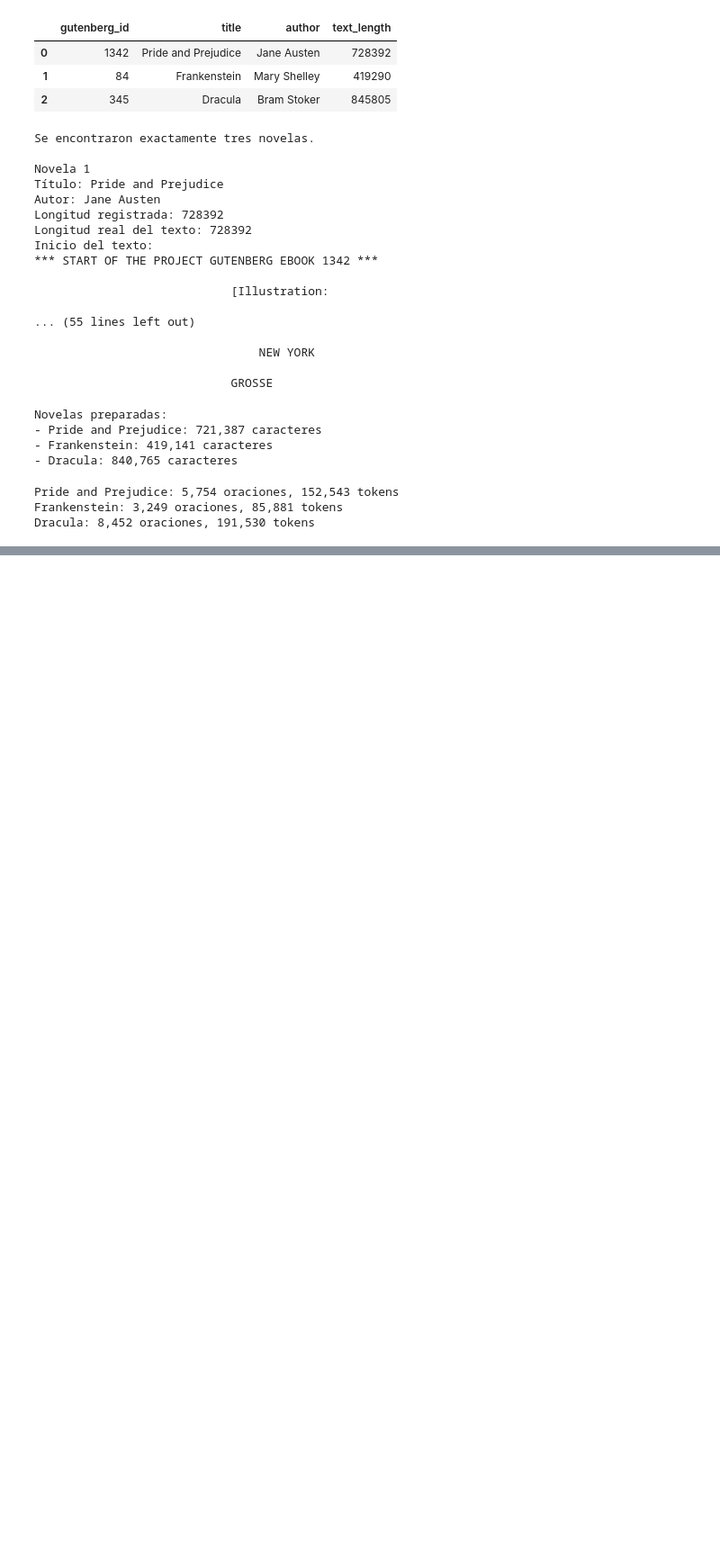
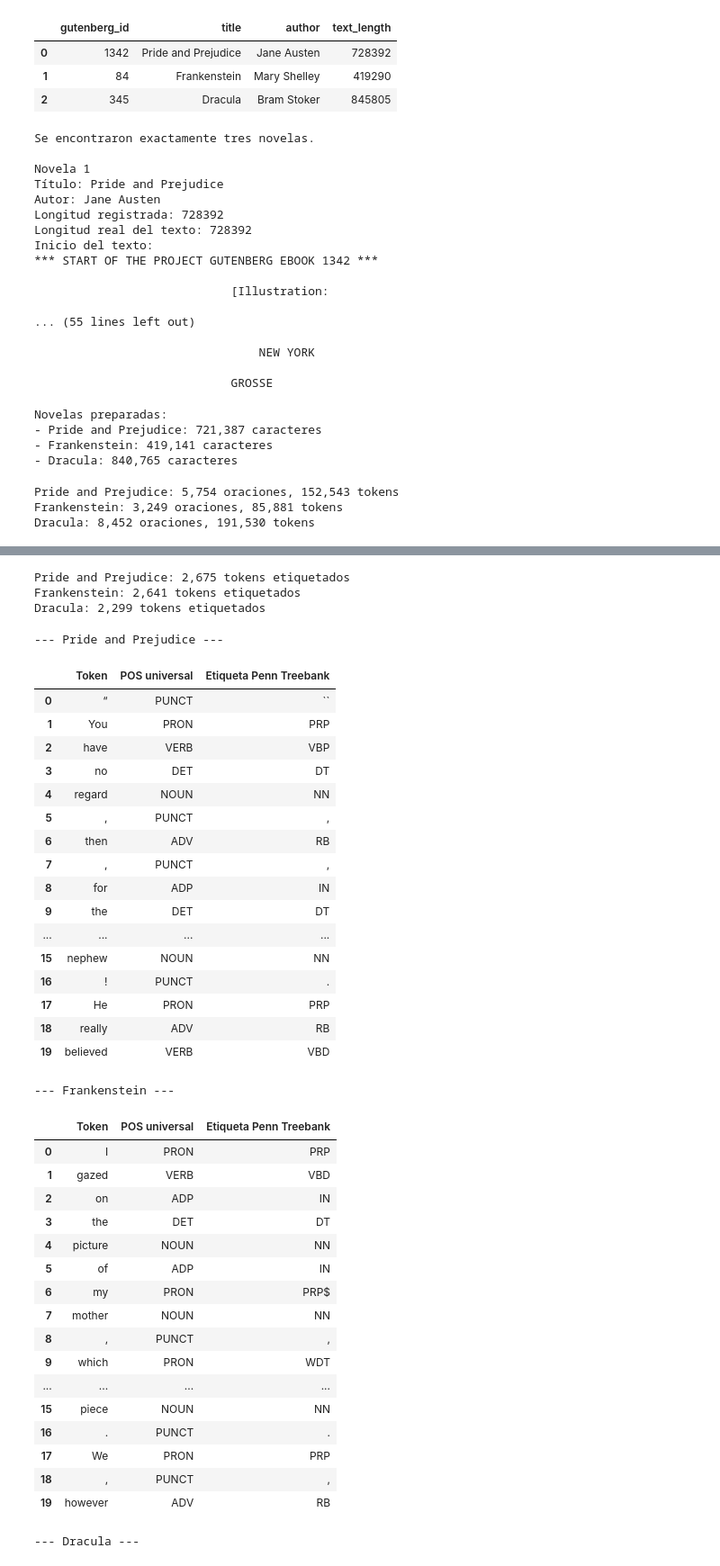
Before and after one commit to gian236/lab6nlp, a Jupyter notebook: lab6.ipynb, the cells around one changed output, grey strips where cells are left out. Shown at 90% size. Cells and saved outputs as stored; diff of their text form; code cells hidden in the pictures; blank space fills up the shorter version.

```diff
--- a/lab6.ipynb
+++ b/lab6.ipynb
@@ -246,3 +246,76 @@ display(tabla_preparacion)
 | 0 | Pride and Prejudice | Jane Austen | 5754 | 152543 | 100 | 2675 |
 | 1 | Frankenstein | Mary Shelley | 3249 | 85881 | 100 | 2641 |
 | 2 | Dracula | Bram Stoker | 8452 | 191530 | 100 | 2299 |
+# %%
+# Aplicar el etiquetado POS a la muestra de cada novela.
+
+docs_muestra = {}
+
+for titulo, datos in novelas.items():
+    doc = nlp(datos["muestra_texto"])
+    docs_muestra[titulo] = doc
+
+    print(
+        f"{titulo}: "
+        f"{sum(1 for token in doc if not token.is_space):,} tokens etiquetados"
+    )
+# %% [output]
+Pride and Prejudice: 2,675 tokens etiquetados
+Frankenstein: 2,641 tokens etiquetados
+Dracula: 2,299 tokens etiquetados
+# %%
+# Mostrar algunos tokens con sus etiquetas POS universal y Penn Treebank.
+
+for titulo, doc in docs_muestra.items():
+    print(f"\n--- {titulo} ---")
+
+    ejemplos = [
+        (token.text, token.pos_, token.tag_)
+        for token in doc
+        if not token.is_space
+    ][:20]
+
+    tabla_ejemplos = pd.DataFrame(
+        ejemplos,
+        columns=["Token", "POS universal", "Etiqueta Penn Treebank"]
+    )
+
+    display(tabla_ejemplos)
+# %% [output]
+--- Pride and Prejudice ---
+|  | Token | POS universal | Etiqueta Penn Treebank |
+| 0 | “ | PUNCT | `` |
+| 1 | You | PRON | PRP |
+| 2 | have | VERB | VBP |
+| 3 | no | DET | DT |
+| 4 | regard | NOUN | NN |
+| 5 | , | PUNCT | , |
+| 6 | then | ADV | RB |
+| 7 | , | PUNCT | , |
+| 8 | for | ADP | IN |
+| 9 | the | DET | DT |
+| ... | ... | ... | ... |
+| 15 | nephew | NOUN | NN |
+| 16 | ! | PUNCT | . |
+| 17 | He | PRON | PRP |
+| 18 | really | ADV | RB |
+| 19 | believed | VERB | VBD |
+--- Frankenstein ---
+|  | Token | POS universal | Etiqueta Penn Treebank |
+| 0 | I | PRON | PRP |
+| 1 | gazed | VERB | VBD |
+| 2 | on | ADP | IN |
+| 3 | the | DET | DT |
+| 4 | picture | NOUN | NN |
+| 5 | of | ADP | IN |
+| 6 | my | PRON | PRP$ |
+| 7 | mother | NOUN | NN |
+| 8 | , | PUNCT | , |
+| 9 | which | PRON | WDT |
+| ... | ... | ... | ... |
+| 15 | piece | NOUN | NN |
+| 16 | . | PUNCT | . |
+| 17 | We | PRON | PRP |
+| 18 | , | PUNCT | , |
+| 19 | however | ADV | RB |
+--- Dracula ---
```
Also changed, not shown: parts of 5 cells of this notebook.
